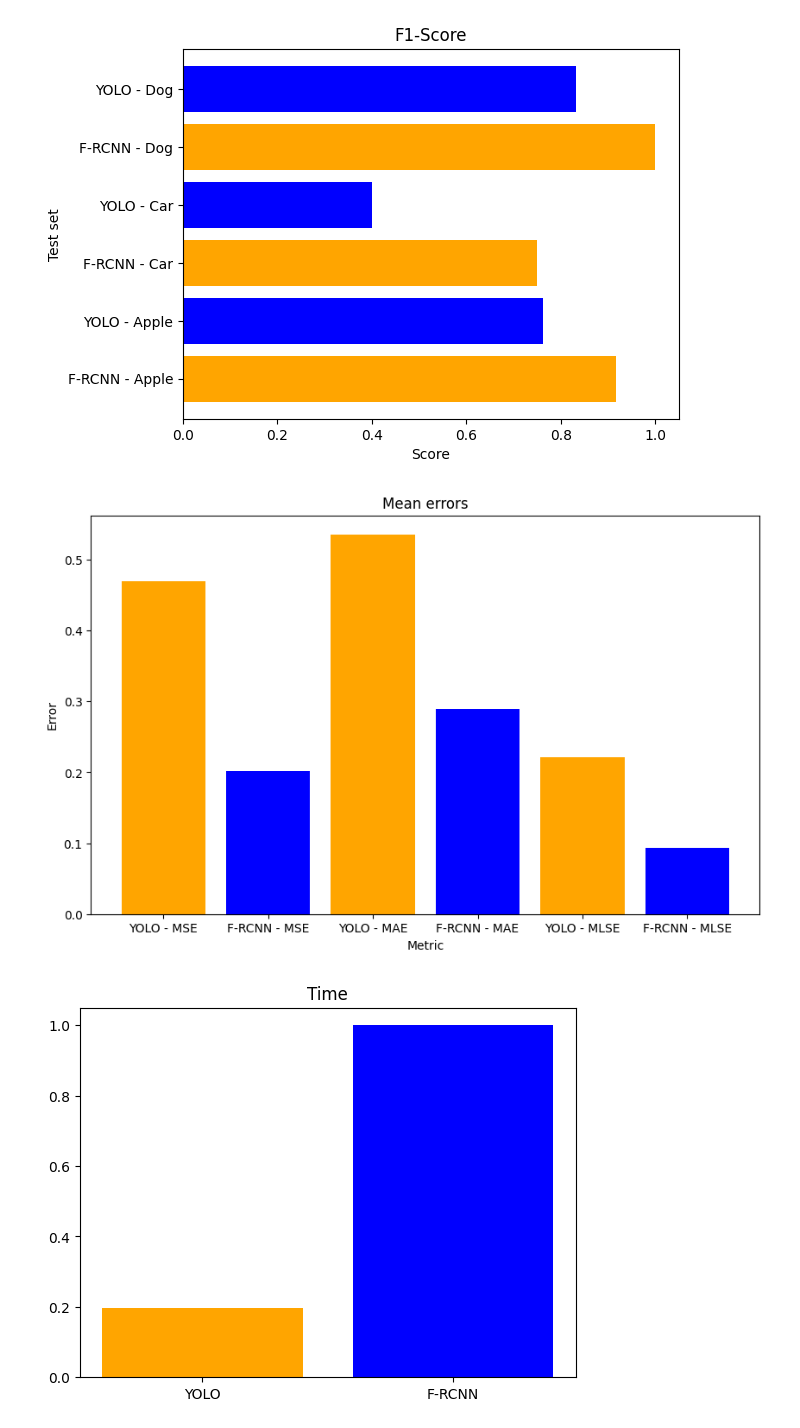
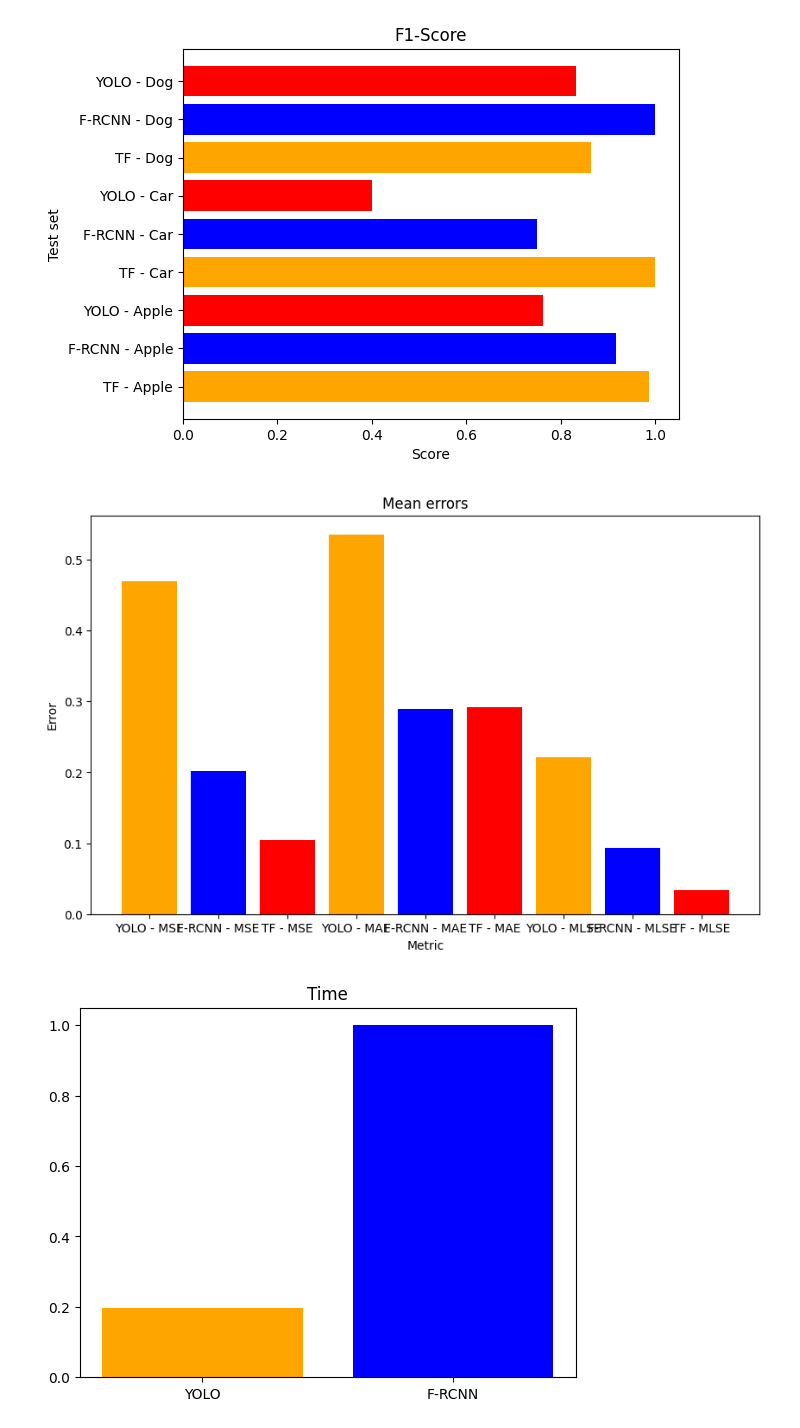
Before and after one commit to ivamorgra/MLE-G1, a Jupyter notebook: code/Results/Results.ipynb, the cells around one changed output. Drawn from its saved outputs; the diff is of its cells as text; code cells hidden in the pictures.

```diff
--- a/code/Results/Results.ipynb
+++ b/code/Results/Results.ipynb
@@ -18,6 +18,9 @@ yolo_apple_path = score_export_folder_path + "yolo_apple_opencv_scores.json"
 faster_rcnn_dog_path = score_export_folder_path + "faster_rcnn_dog_pytorch_scores.json"
 faster_rcnn_car_path = score_export_folder_path + "faster_rcnn_car_pytorch_scores.json"
 faster_rcnn_apple_path = score_export_folder_path + "faster_rcnn_apple_pytorch_scores.json"
+tensorflow_dog_path = score_export_folder_path + "tensorflow_dog_scores.json"
+tensorflow_car_path = score_export_folder_path + "tensorflow_car_scores.json"
+tensorflow_apple_path = score_export_folder_path + "tensorflow_apple_scores.json"
 
 # Read the dictionary from the JSON file
 with open(yolo_dog_path, 'r') as file:
@@ -32,4 +35,10 @@ with open(faster_rcnn_car_path, 'r') as file:
     faster_rcnn_car = json.load(file)
 with open(faster_rcnn_apple_path, 'r') as file:
     faster_rcnn_apple = json.load(file)
+with open(tensorflow_dog_path, 'r') as file:
+    tensorflow_dog = json.load(file)
+with open(tensorflow_car_path, 'r') as file:
+    tensorflow_car = json.load(file)
+with open(tensorflow_apple_path, 'r') as file:
+    tensorflow_apple = json.load(file)
 # %%
@@ -81,26 +91,26 @@ plt.show()
 # %%
-values = [yolo_dog["f1"], faster_rcnn_dog["f1"], yolo_car["f1"], faster_rcnn_car["f1"], yolo_apple["f1"], faster_rcnn_apple["f1"]]
+values = [yolo_dog["f1"], faster_rcnn_dog["f1"],tensorflow_dog["f1"], yolo_car["f1"], faster_rcnn_car["f1"],tensorflow_car["f1"], yolo_apple["f1"], faster_rcnn_apple["f1"], tensorflow_apple["f1"]]
 values.reverse()
 
 # Your category names
-categories = ['YOLO - Dog', 'F-RCNN - Dog', 'YOLO - Car', 'F-RCNN - Car', 'YOLO - Apple', 'F-RCNN - Apple']
+categories = ['YOLO - Dog', 'F-RCNN - Dog','TF - Dog', 'YOLO - Car', 'F-RCNN - Car','TF - Car', 'YOLO - Apple', 'F-RCNN - Apple', 'TF - Apple']
 categories.reverse()
 
 # Set colors for the top 3 and bottom 3
-colors = ['orange', 'blue'] * 3
+colors = ['orange', 'blue','red'] * 3
 
 # Create the horizontal bar chart
 plt.barh(categories, values, color=colors)
 
 # Set labels and title
 plt.xlabel('Score')
 plt.ylabel('Test set')
 plt.title('F1-Score')
 
 # Show the plot
 plt.show()
 # %% [output]
-[figure, old version]
+[figure, new version]
 # %%
 yolo_mse = [yolo_dog["mse"], yolo_car["mse"], yolo_apple["mse"]]
 yolo_mae = [yolo_dog["mae"], yolo_car["mae"], yolo_apple["mae"]]
@@ -116,15 +126,22 @@ faster_rcnn_mean_mse = mean(faster_rcnn_mse)
 faster_rcnn_mean_mae = mean(faster_rcnn_mae)
 faster_rcnn_mean_mlse = mean(faster_rcnn_mlse)
 
-values = [yolo_mean_mse, faster_rcnn_mean_mse, yolo_mean_mae, faster_rcnn_mean_mae, yolo_mean_mlse, faster_rcnn_mean_mlse]
+tensorflow_mse = [tensorflow_dog["mse"], tensorflow_car["mse"], tensorflow_apple["mse"]]
+tensorflow_mae = [tensorflow_dog["mae"], tensorflow_car["mae"], tensorflow_apple["mae"]]
+tensorflow_mlse = [tensorflow_dog["mlse"], tensorflow_car["mlse"], tensorflow_apple["mlse"]]
+tensorflow_mean_mse = mean(tensorflow_mse)
+tensorflow_mean_mae = mean(tensorflow_mae)
+tensorflow_mean_mlse = mean(tensorflow_mlse)
+
+values = [yolo_mean_mse, faster_rcnn_mean_mse, tensorflow_mean_mse, yolo_mean_mae, faster_rcnn_mean_mae, tensorflow_mean_mae, yolo_mean_mlse, faster_rcnn_mean_mlse, tensorflow_mean_mlse]
 values
 
 # Your category names
-categories = ['YOLO - MSE', 'F-RCNN - MSE', 'YOLO - MAE', 'F-RCNN - MAE', 'YOLO - MLSE', 'F-RCNN - MLSE']
+categories = ['YOLO - MSE', 'F-RCNN - MSE','TF - MSE' ,'YOLO - MAE', 'F-RCNN - MAE', 'TF - MAE', 'YOLO - MLSE', 'F-RCNN - MLSE', 'TF - MLSE']
 categories
 
 # Set colors for the top 3 and bottom 3
-colors = ['orange', 'blue'] * 3
+colors = ['orange', 'blue','red'] * 3
 
 # Set the plot size (adjust the width and height as needed)
 fig, ax = plt.subplots(figsize=(10, 6))
@@ -140,7 +157,7 @@ plt.title('Mean errors')
 # Show the plot
 plt.show()
 # %% [output]
-[figure, old version]
+[figure, new version]
 # %%
 yolo_time = yolo_dog["time"]
 faster_rcnn_time = faster_rcnn_dog["time"]
```
Also changed, not shown: parts of 3 cells of this notebook, 3 other files.
